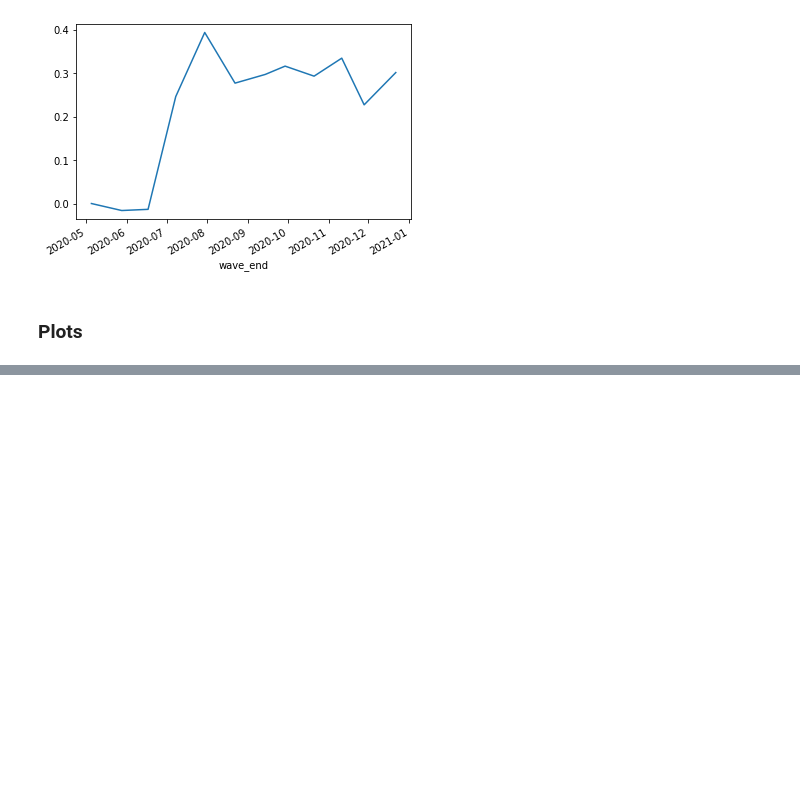
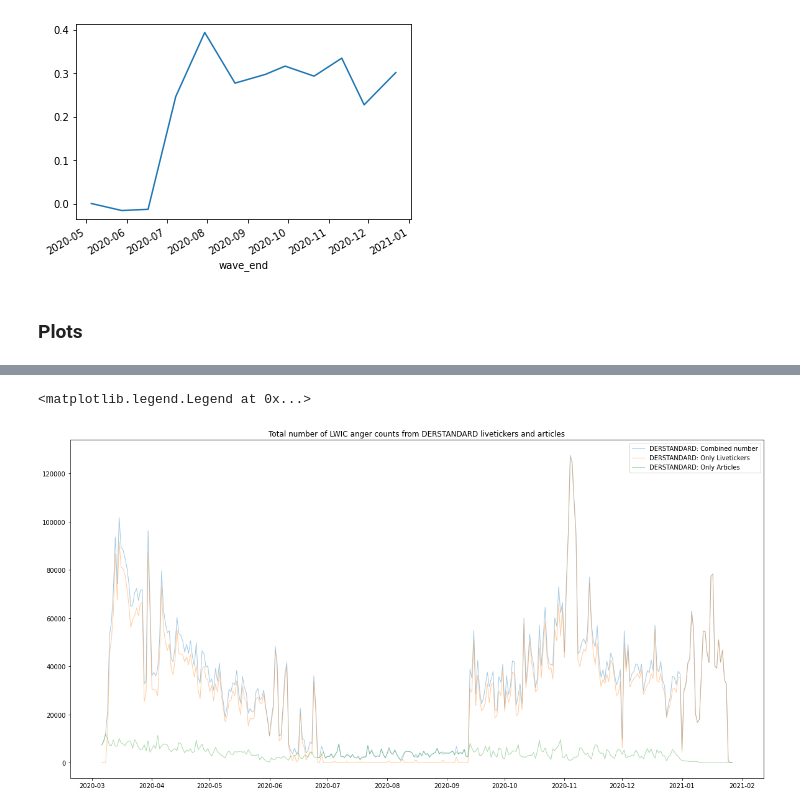
Before and after one commit to nostromo7/IPDS_standardforum, a Jupyter notebook: code/analysis.ipynb, the cells around one changed output, grey strips where cells are left out. Saved outputs shown, nothing was run; the diff lists cells and outputs as text; code cells hidden in the pictures; blank space fills up the shorter version.

```diff
--- a/code/analysis.ipynb
+++ b/code/analysis.ipynb
@@ -233,0 +182,17 @@ ax2.legend(lines + lines2, labels + labels2, loc=0)
+# %%
+combined = pd.concat([postings['pid'].resample('1d').count(), postings_summer_gap['postid'].resample('1d').count()], axis=1)
+combined['pid'] = combined['pid'].fillna(0)
+combined['postid'] = combined['postid'].fillna(0)
+combined['postings_total'] = combined['pid'] + combined['postid']
+combined.index = pd.to_datetime(combined.index, utc=True)
+
+fig, ax = plt.subplots(figsize=(20,10))
+
+plt.title('Total number of LWIC anger counts from DERSTANDARD livetickers and articles')
+ax.plot(combined.loc[start:end,'postings_total'], label='DERSTANDARD: Combined number', linestyle='-', linewidth=1, alpha=0.4)
+ax.plot(combined.loc[start:end,'pid'], label='DERSTANDARD: Only Livetickers', linestyle='-', linewidth=1, alpha=0.4)
+ax.plot(combined.loc[start:end,'postid'], label='DERSTANDARD: Only Articles', linestyle='-', linewidth=1, alpha=0.4)
+plt.legend(loc='upper right')
+# %% [output]
+<matplotlib.legend.Legend at 0x...>
+[figure, added]
```
Also changed, not shown: parts of 26 cells of this notebook, 1 other file.
